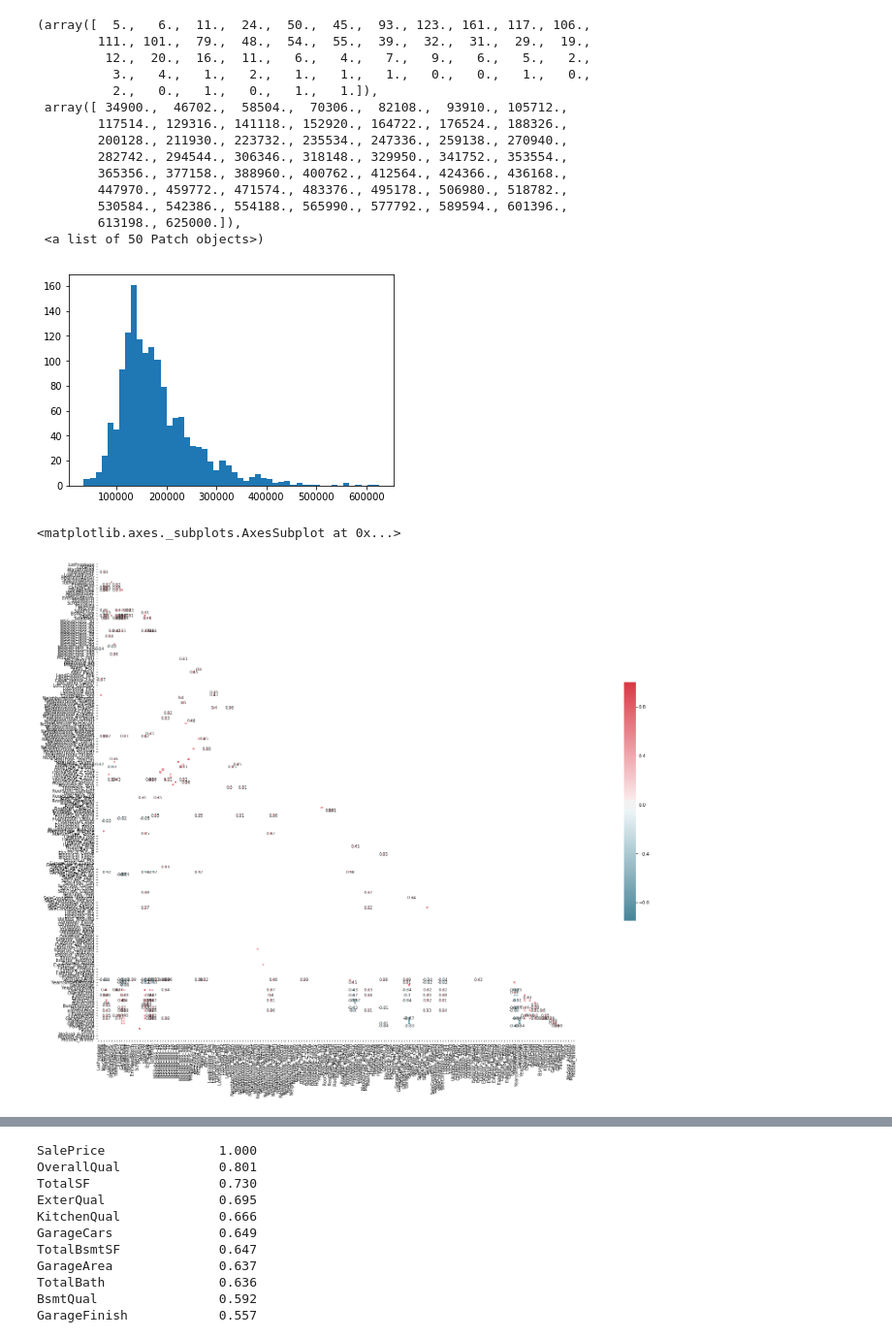
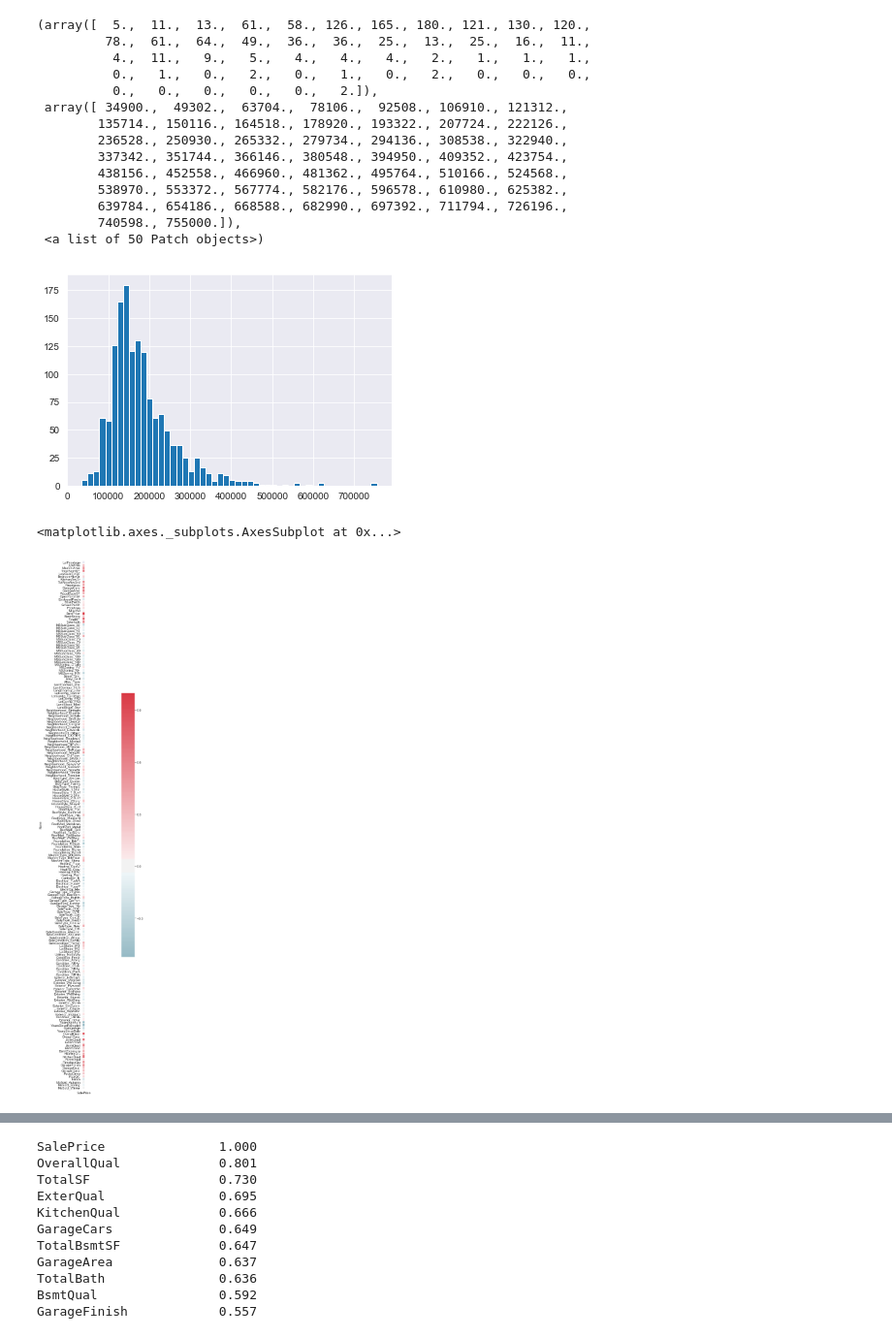
Before and after one commit to cchen17/machine-learning_house-prices, a Jupyter notebook: denise/EDA and Feature Selection.ipynb, the cells around one changed output, grey strips where cells are left out. Shown at 97% size. Cells and saved outputs as stored; diff of their text form; code cells hidden in the pictures.

```diff
--- a/denise/EDA and Feature Selection.ipynb
+++ b/denise/EDA and Feature Selection.ipynb
@@ -29,4 +47,4 @@ Automatically created module for IPython interactive environment
 # %%
 # Load dataset
 # train = pd.read_csv('./AmesDummies.csv')
-train = pd.read_csv('./data/AmesDummiesOrdinal.csv', index_col=0)
+train = pd.read_csv('../data/AmesDummiesOrdinal.csv', index_col=0)
@@ -54,4 +61,5 @@ col
 # %%
+sns.set_style('darkgrid')
 plt.scatter(train['TotalSF'], train['SalePrice'])
 # %% [output]
 <matplotlib.collections.PathCollection at 0x...>
@@ -59,21 +67,21 @@ plt.scatter(train['TotalSF'], train['SalePrice'])
 # %%
 plt.hist(train['SalePrice'], bins = 50)
 # %% [output]
-(array([  5.,   6.,  11.,  24.,  50.,  45.,  93., 123., 161., 117., 106.,
-        111., 101.,  79.,  48.,  54.,  55.,  39.,  32.,  31.,  29.,  19.,
-         12.,  20.,  16.,  11.,   6.,   4.,   7.,   9.,   6.,   5.,   2.,
-          3.,   4.,   1.,   2.,   1.,   1.,   1.,   0.,   0.,   1.,   0.,
-          2.,   0.,   1.,   0.,   1.,   1.]),
- array([ 34900.,  46702.,  58504.,  70306.,  82108.,  93910., 105712.,
-        117514., 129316., 141118., 152920., 164722., 176524., 188326.,
-        200128., 211930., 223732., 235534., 247336., 259138., 270940.,
-        282742., 294544., 306346., 318148., 329950., 341752., 353554.,
-        365356., 377158., 388960., 400762., 412564., 424366., 436168.,
-        447970., 459772., 471574., 483376., 495178., 506980., 518782.,
-        530584., 542386., 554188., 565990., 577792., 589594., 601396.,
-        613198., 625000.]),
+(array([  5.,  11.,  13.,  61.,  58., 126., 165., 180., 121., 130., 120.,
+         78.,  61.,  64.,  49.,  36.,  36.,  25.,  13.,  25.,  16.,  11.,
+          4.,  11.,   9.,   5.,   4.,   4.,   4.,   2.,   1.,   1.,   1.,
+          0.,   1.,   0.,   2.,   0.,   1.,   0.,   2.,   0.,   0.,   0.,
+          0.,   0.,   0.,   0.,   0.,   2.]),
+ array([ 34900.,  49302.,  63704.,  78106.,  92508., 106910., 121312.,
+        135714., 150116., 164518., 178920., 193322., 207724., 222126.,
+        236528., 250930., 265332., 279734., 294136., 308538., 322940.,
+        337342., 351744., 366146., 380548., 394950., 409352., 423754.,
+        438156., 452558., 466960., 481362., 495764., 510166., 524568.,
+        538970., 553372., 567774., 582176., 596578., 610980., 625382.,
+        639784., 654186., 668588., 682990., 697392., 711794., 726196.,
+        740598., 755000.]),
  <a list of 50 Patch objects>)
-[figure, old version]
+[figure, new version]
 # %%
 PureCategorical = ['MSSubClass', 'MSZoning', 'Street', 'Alley', 'LandContour', 'LotConfig', 'LandSlope', 'Neighborhood',
                   'BldgType', 'HouseStyle', 'RoofStyle', 'RoofMatl', 'Foundation', 'MasVnrType', 'Heating', 'CentralAir', 'Electrical',
@@ -104,15 +114,17 @@ col = ['MSSubClass', 'MSZoning', 'LotFrontage', 'LotArea', 'Street', 'Alley', 'L
+# %%
+corr_df = pd.DataFrame(corr['SalePrice'].values,
+                  index=[corr.columns.values])
+corr_df.columns = ['SalePrice']
 # %%
-corr = train.corr()
-f, ax = plt.subplots(figsize=(40,20))
-mask = np.zeros_like(corr, dtype=np.bool)
+f, ax = plt.subplots(figsize=(40,30))
+mask = np.zeros_like(corr_df, dtype=np.bool)
 mask[np.triu_indices_from(mask)] = True
 cmap = sns.diverging_palette(220, 10, as_cmap=True)
-sns.heatmap(corr[(corr > 0.3) | (corr < -0.3)], mask=mask, cmap=cmap,
-            xticklabels=corr.columns.values,
+sns.heatmap(corr_df, mask=mask, cmap=cmap,
             yticklabels=corr.columns.values,
             center=0,
-            square=True, linewidths=.5, annot=True, annot_kws={'size': 9}, cbar_kws={"shrink": .5})
+            square=True, linewidths=.5, cbar_kws={"shrink": .5})
 # %% [output]
 <matplotlib.axes._subplots.AxesSubplot at 0x...>
-[figure, old version]
+[figure, new version]
 # %%
```
Also changed, not shown: parts of 22 cells of this notebook.
